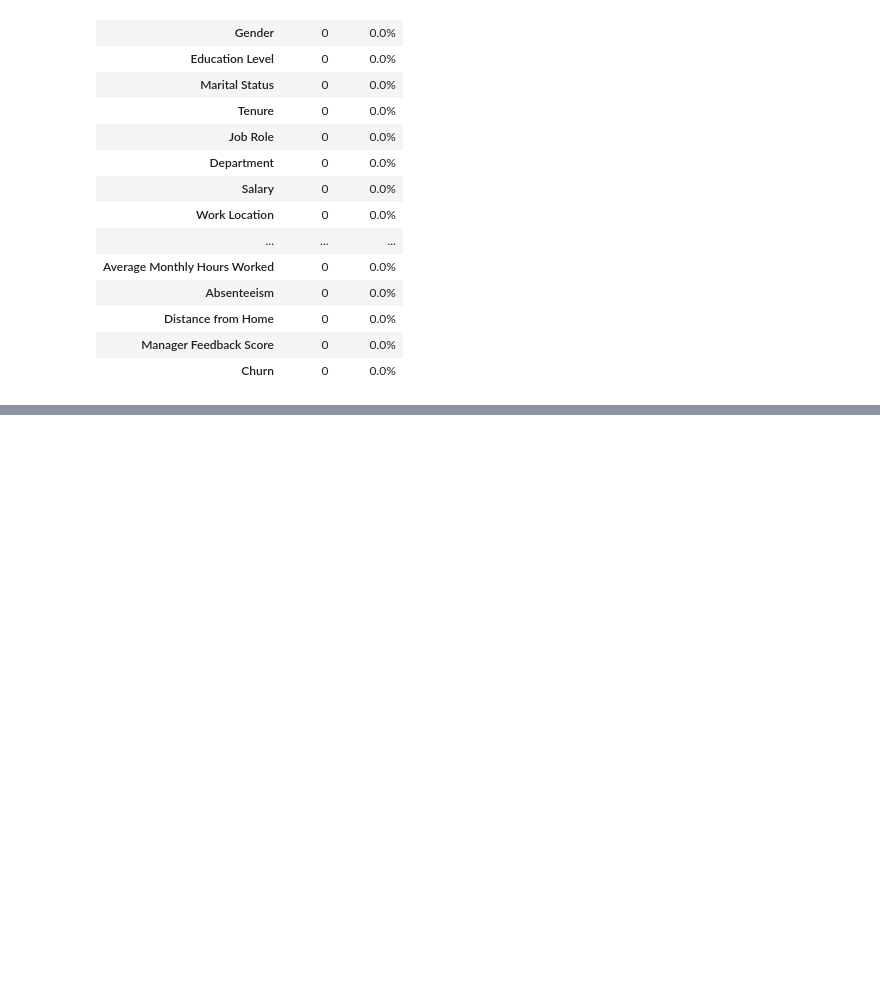
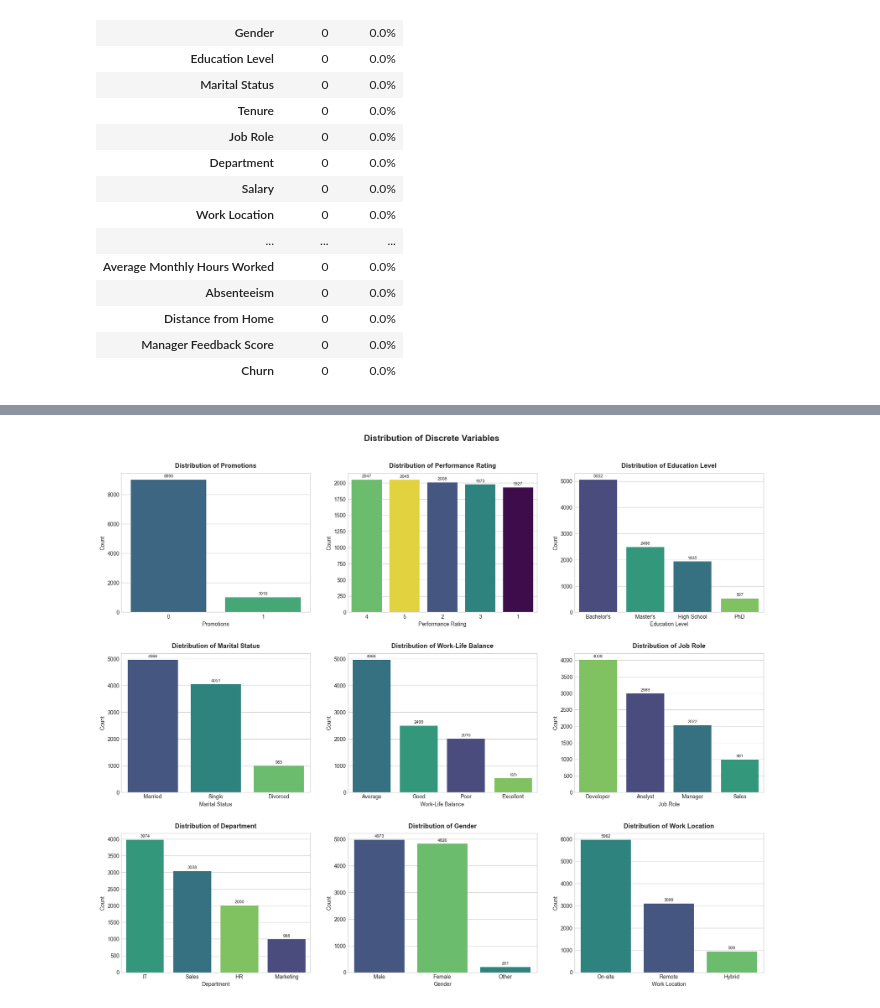
Before and after one commit to dalex2888/AML-3303, a Jupyter notebook: Employee Churn Case Study/Case_study.ipynb, the cells around one changed output, grey strips where cells are left out. Cells and saved outputs as stored; diff of their text form; code cells hidden in the pictures; blank space fills up the shorter version.

```diff
--- a/Employee Churn Case Study/Case_study.ipynb
+++ b/Employee Churn Case Study/Case_study.ipynb
@@ -101,0 +187,41 @@ The outcome variable which is Churn, in the figure above, shows a moderate class
+# %%
+# List of discrete variables for analysis
+discrete = ['Promotions', 'Performance Rating', 'Education Level', 'Marital Status',
+            'Work-Life Balance', 'Job Role', 'Department', 'Gender', 'Work Location']
+
+fig, axes = plt.subplots(3, 3, figsize=(18, 15))
+axes = axes.flatten()
+
+# Plot each discrete variable in its own subplot
+for i, feature in enumerate(discrete):
+    # Get value counts and sort in descending order
+    value_counts = df[feature].value_counts()
+    order = value_counts.index
+
+    # Create countplot with descending order
+    sns.countplot(x=df[feature], hue=df[feature], ax=axes[i], palette='viridis',
+                  legend=False, order=order)
+
+    # Set title and format
+    axes[i].set_title(f'Distribution of {feature}', fontweight='bold', pad=10)
+    axes[i].set_xlabel(feature)
+    axes[i].set_ylabel('Count')
+
+    # Rotate x-axis labels if too many categories
+    if df[feature].nunique() > 5:
+        axes[i].tick_params(axis='x', rotation=45)
+
+    # Add value labels on top of bars
+    for container in axes[i].containers:
+        axes[i].bar_label(container, fmt='%d', padding=3, fontsize=8)
+
+# Remove any empty subplots if discrete list has less than 9 elements
+for i in range(len(discrete), len(axes)):
+    fig.delaxes(axes[i])
+
+# Main title for the entire figure with increased spacing between subplots
+plt.suptitle('Distribution of Discrete Variables', fontsize=16, fontweight='bold', y=0.98)
+plt.tight_layout(pad=3.0)
+plt.show()
+# %% [output]
+[figure, added]
```
Also changed, not shown: parts of 19 cells of this notebook, 1 other file.
